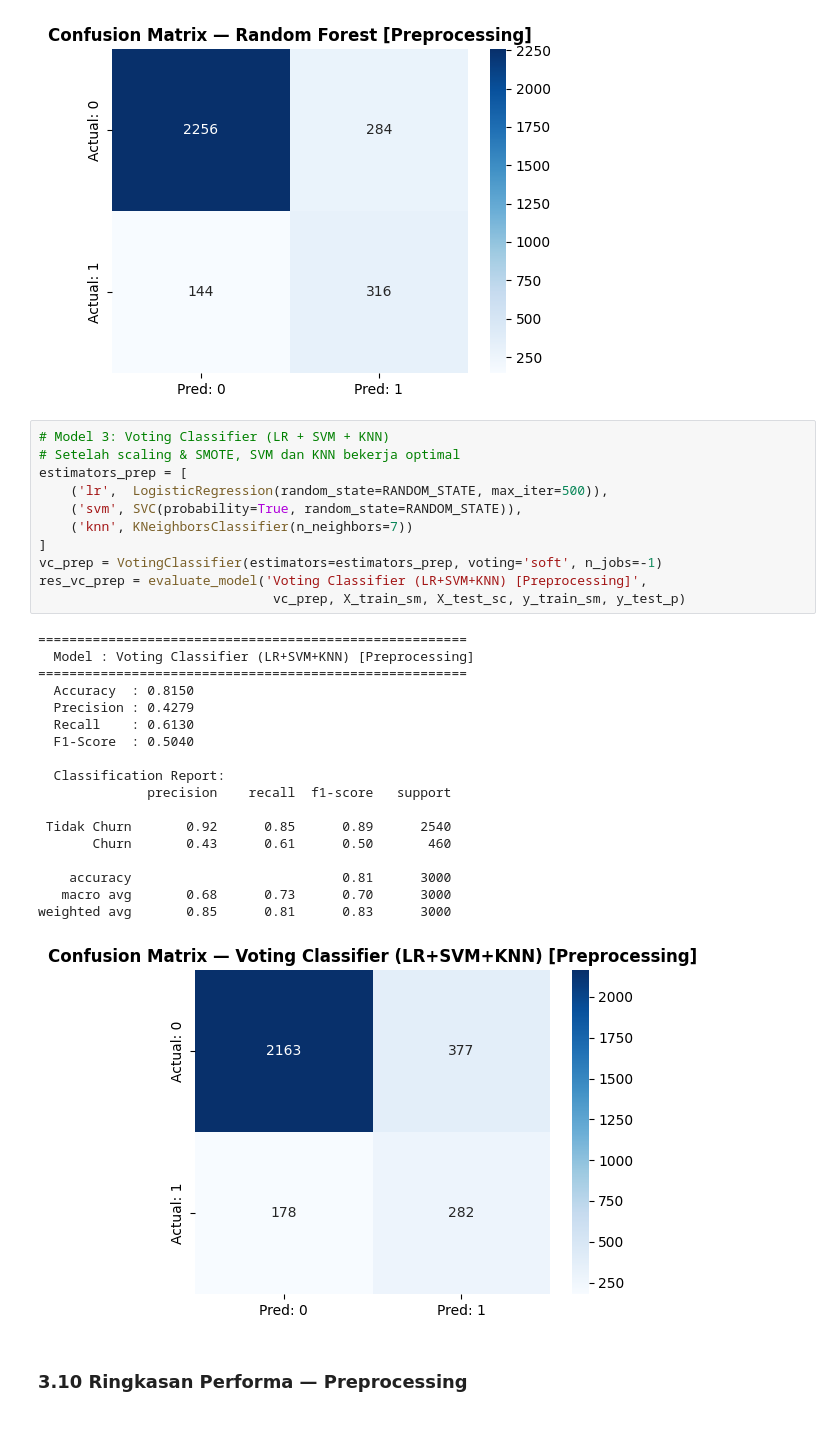
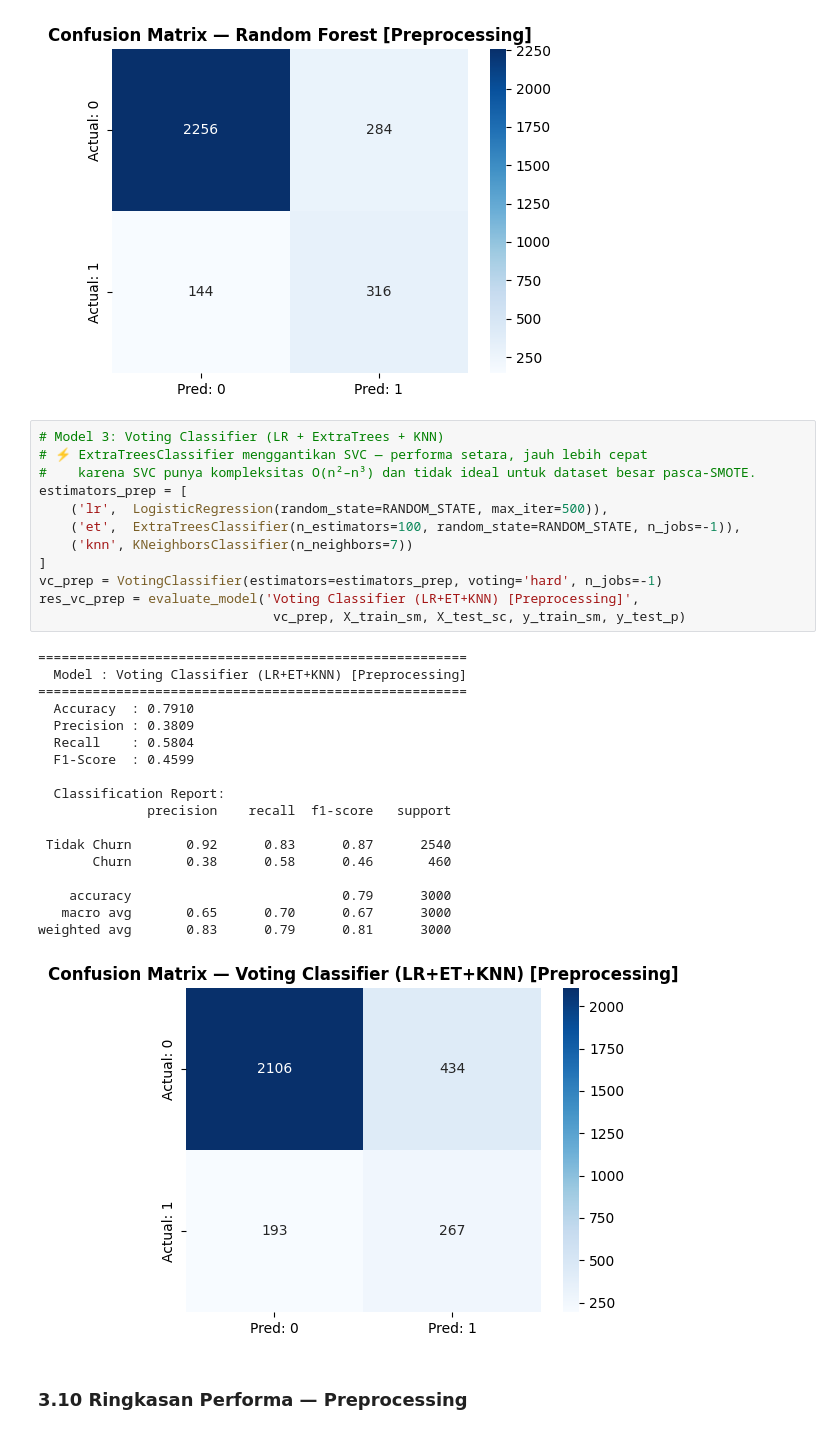
Before and after one commit to danishsuryarirta-create/UAS_Bengkel_Koding, a Jupyter notebook: UAS_Churn_Prediction_A11202314873.ipynb, the cells around one changed output. Saved outputs shown, nothing was run; the diff lists cells and outputs as text.

```diff
--- a/UAS_Churn_Prediction_A11202314873.ipynb
+++ b/UAS_Churn_Prediction_A11202314873.ipynb
@@ -680,35 +676,36 @@ res_rf_prep = evaluate_model('Random Forest [Preprocessing]',
 weighted avg       0.88      0.86      0.86      3000
 [figure]
 # %%
-# Model 3: Voting Classifier (LR + SVM + KNN)
-# Setelah scaling & SMOTE, SVM dan KNN bekerja optimal
+# Model 3: Voting Classifier (LR + ExtraTrees + KNN)
+# ⚡ ExtraTreesClassifier menggantikan SVC — performa setara, jauh lebih cepat
+#    karena SVC punya kompleksitas O(n²–n³) dan tidak ideal untuk dataset besar pasca-SMOTE.
 estimators_prep = [
     ('lr',  LogisticRegression(random_state=RANDOM_STATE, max_iter=500)),
-    ('svm', SVC(probability=True, random_state=RANDOM_STATE)),
+    ('et',  ExtraTreesClassifier(n_estimators=100, random_state=RANDOM_STATE, n_jobs=-1)),
     ('knn', KNeighborsClassifier(n_neighbors=7))
 ]
-vc_prep = VotingClassifier(estimators=estimators_prep, voting='soft', n_jobs=-1)
-res_vc_prep = evaluate_model('Voting Classifier (LR+SVM+KNN) [Preprocessing]',
+vc_prep = VotingClassifier(estimators=estimators_prep, voting='hard', n_jobs=-1)
+res_vc_prep = evaluate_model('Voting Classifier (LR+ET+KNN) [Preprocessing]',
                               vc_prep, X_train_sm, X_test_sc, y_train_sm, y_test_p)
 # %% [output]
 =======================================================
-  Model : Voting Classifier (LR+SVM+KNN) [Preprocessing]
+  Model : Voting Classifier (LR+ET+KNN) [Preprocessing]
 =======================================================
-  Accuracy  : 0.8150
-  Precision : 0.4279
-  Recall    : 0.6130
-  F1-Score  : 0.5040
+  Accuracy  : 0.7910
+  Precision : 0.3809
+  Recall    : 0.5804
+  F1-Score  : 0.4599
 
   Classification Report:
               precision    recall  f1-score   support
 
- Tidak Churn       0.92      0.85      0.89      2540
-       Churn       0.43      0.61      0.50       460
+ Tidak Churn       0.92      0.83      0.87      2540
+       Churn       0.38      0.58      0.46       460
 
-    accuracy                           0.81      3000
-   macro avg       0.68      0.73      0.70      3000
-weighted avg       0.85      0.81      0.83      3000
+    accuracy                           0.79      3000
+   macro avg       0.65      0.70      0.67      3000
+weighted avg       0.83      0.79      0.81      3000
-[figure, old version]
+[figure, new version]
 # %% [markdown]
 ### 3.10 Ringkasan Performa — Preprocessing
 # %%
```
Also changed, not shown: parts of 19 cells of this notebook.
